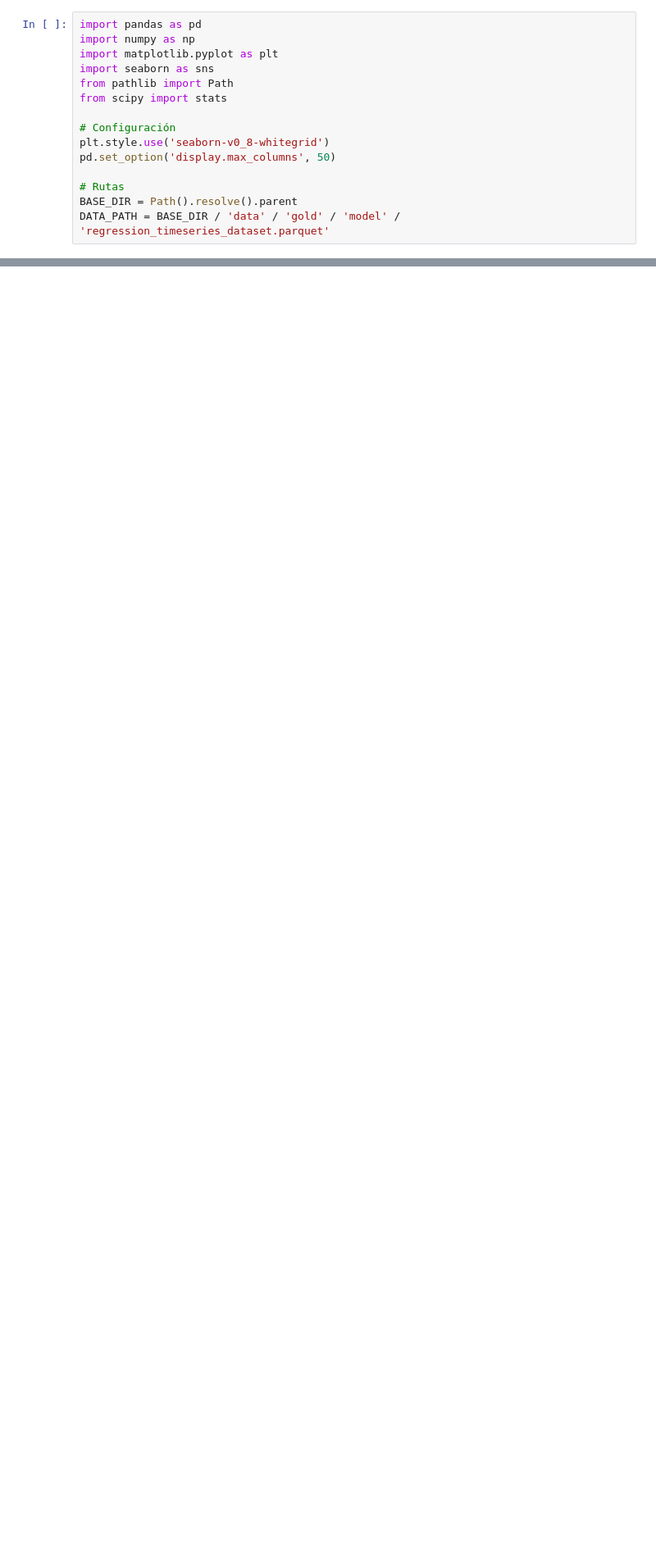
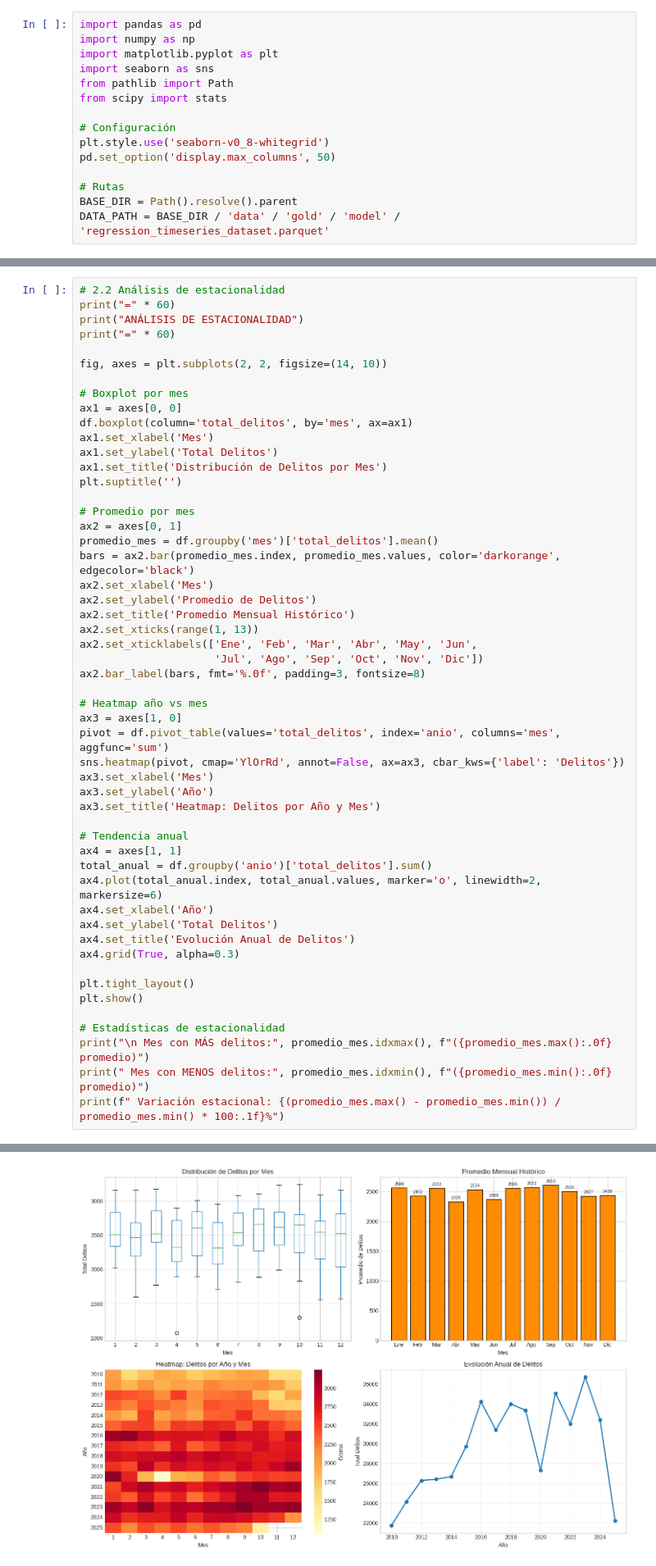
Before and after one commit to aluribes/Datos-al-Ecosistema, a Jupyter notebook: notebooks/05_eda_regression_timeseries.ipynb, the cells around one changed output, grey strips where cells are left out. Shown at 82% size. Cells and saved outputs as stored; diff of their text form; blank space fills up the shorter version.

```diff
--- a/notebooks/05_eda_regression_timeseries.ipynb
+++ b/notebooks/05_eda_regression_timeseries.ipynb
@@ -424,0 +159,53 @@ Dataset contiene:
+# %%
+# 2.2 Análisis de estacionalidad
+print("=" * 60)
+print("ANÁLISIS DE ESTACIONALIDAD")
+print("=" * 60)
+
+fig, axes = plt.subplots(2, 2, figsize=(14, 10))
+
+# Boxplot por mes
+ax1 = axes[0, 0]
+df.boxplot(column='total_delitos', by='mes', ax=ax1)
+ax1.set_xlabel('Mes')
+ax1.set_ylabel('Total Delitos')
+ax1.set_title('Distribución de Delitos por Mes')
+plt.suptitle('')
+
+# Promedio por mes
+ax2 = axes[0, 1]
+promedio_mes = df.groupby('mes')['total_delitos'].mean()
+bars = ax2.bar(promedio_mes.index, promedio_mes.values, color='darkorange', edgecolor='black')
+ax2.set_xlabel('Mes')
+ax2.set_ylabel('Promedio de Delitos')
+ax2.set_title('Promedio Mensual Histórico')
+ax2.set_xticks(range(1, 13))
+ax2.set_xticklabels(['Ene', 'Feb', 'Mar', 'Abr', 'May', 'Jun',
+                     'Jul', 'Ago', 'Sep', 'Oct', 'Nov', 'Dic'])
+ax2.bar_label(bars, fmt='%.0f', padding=3, fontsize=8)
+
+# Heatmap año vs mes
+ax3 = axes[1, 0]
+pivot = df.pivot_table(values='total_delitos', index='anio', columns='mes', aggfunc='sum')
+sns.heatmap(pivot, cmap='YlOrRd', annot=False, ax=ax3, cbar_kws={'label': 'Delitos'})
+ax3.set_xlabel('Mes')
+ax3.set_ylabel('Año')
+ax3.set_title('Heatmap: Delitos por Año y Mes')
+
+# Tendencia anual
+ax4 = axes[1, 1]
+total_anual = df.groupby('anio')['total_delitos'].sum()
+ax4.plot(total_anual.index, total_anual.values, marker='o', linewidth=2, markersize=6)
+ax4.set_xlabel('Año')
+ax4.set_ylabel('Total Delitos')
+ax4.set_title('Evolución Anual de Delitos')
+ax4.grid(True, alpha=0.3)
+
+plt.tight_layout()
+plt.show()
+
+# Estadísticas de estacionalidad
+print("\n Mes con MÁS delitos:", promedio_mes.idxmax(), f"({promedio_mes.max():.0f} promedio)")
+print(" Mes con MENOS delitos:", promedio_mes.idxmin(), f"({promedio_mes.min():.0f} promedio)")
+print(f" Variación estacional: {(promedio_mes.max() - promedio_mes.min()) / promedio_mes.min() * 100:.1f}%")
+# %% [output]
@@ -424,0 +215 @@ Dataset contiene:
+[figure, added]
```
Also changed, not shown: parts of 44 cells of this notebook, 9 other files.
